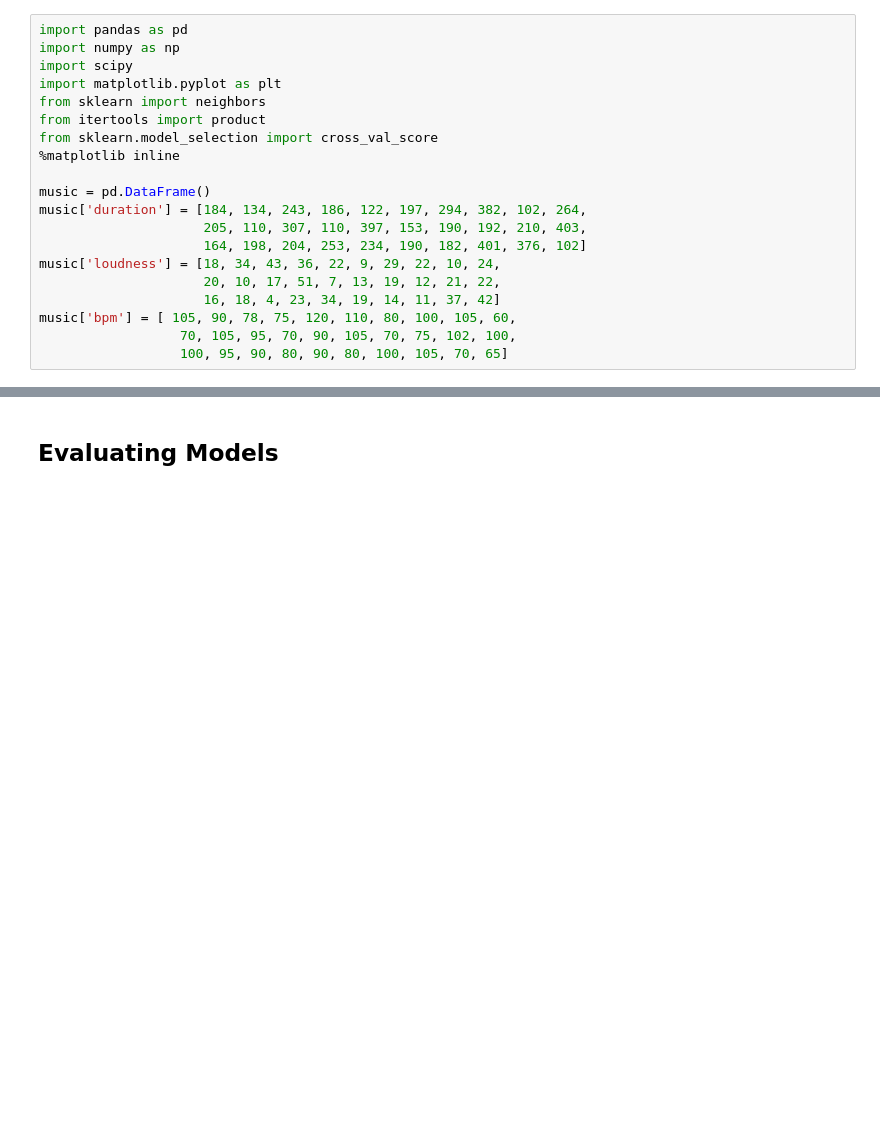
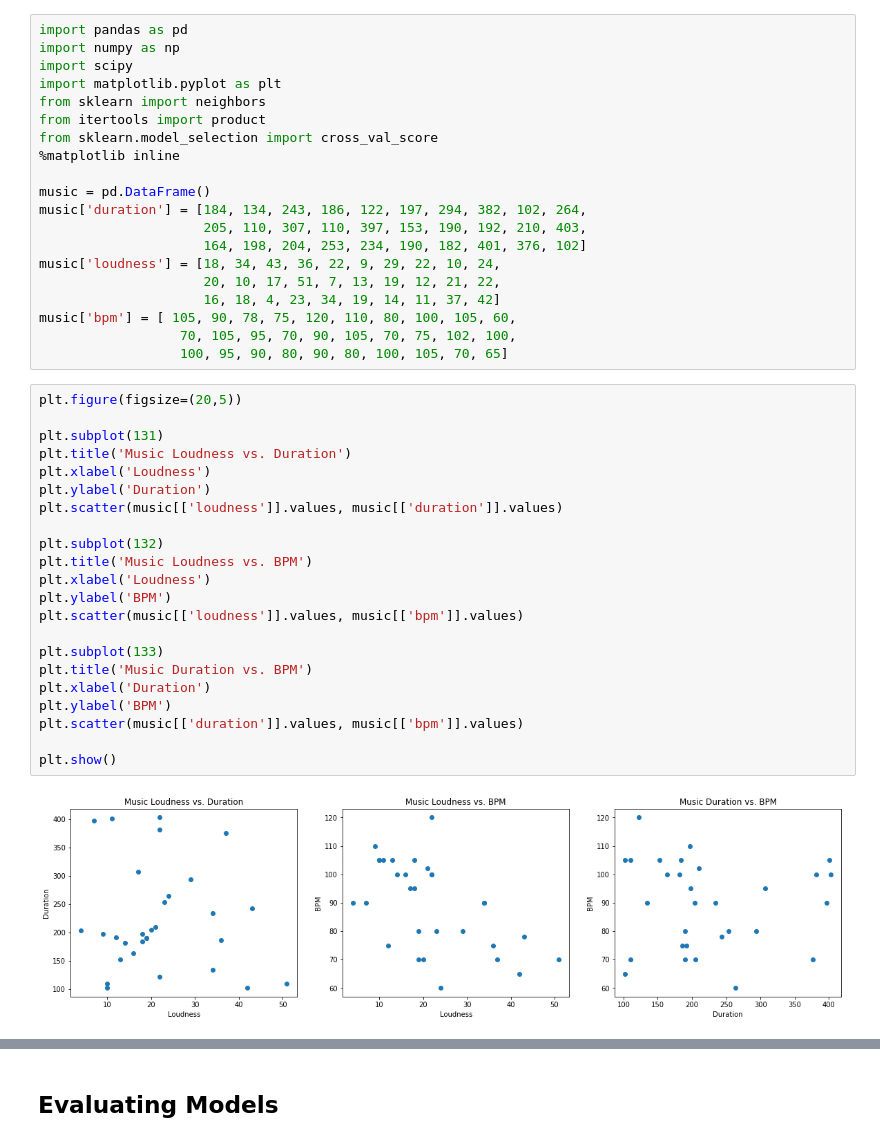
Before and after one commit to esthersweon/thinkful, a Jupyter notebook: main/unit_3/lesson_1_project_3.ipynb, the cells around one changed output, grey strips where cells are left out. Saved outputs shown, nothing was run; the diff lists cells and outputs as text; blank space fills up the shorter version.

```diff
--- a/main/unit_3/lesson_1_project_3.ipynb
+++ b/main/unit_3/lesson_1_project_3.ipynb
@@ -20,3 +34,27 @@ music['loudness'] = [18, 34, 43, 36, 22, 9, 29, 22, 10, 24,
 music['bpm'] = [ 105, 90, 78, 75, 120, 110, 80, 100, 105, 60,
                   70, 105, 95, 70, 90, 105, 70, 75, 102, 100,
                   100, 95, 90, 80, 90, 80, 100, 105, 70, 65]
+# %%
+plt.figure(figsize=(20,5))
+
+plt.subplot(131)
+plt.title('Music Loudness vs. Duration')
+plt.xlabel('Loudness')
+plt.ylabel('Duration')
+plt.scatter(music[['loudness']].values, music[['duration']].values)
+
+plt.subplot(132)
+plt.title('Music Loudness vs. BPM')
+plt.xlabel('Loudness')
+plt.ylabel('BPM')
+plt.scatter(music[['loudness']].values, music[['bpm']].values)
+
+plt.subplot(133)
+plt.title('Music Duration vs. BPM')
+plt.xlabel('Duration')
+plt.ylabel('BPM')
+plt.scatter(music[['duration']].values, music[['bpm']].values)
+
+plt.show()
+# %% [output]
+[figure, added]
```
Also changed, not shown: parts of 11 cells of this notebook, 11 other files.
